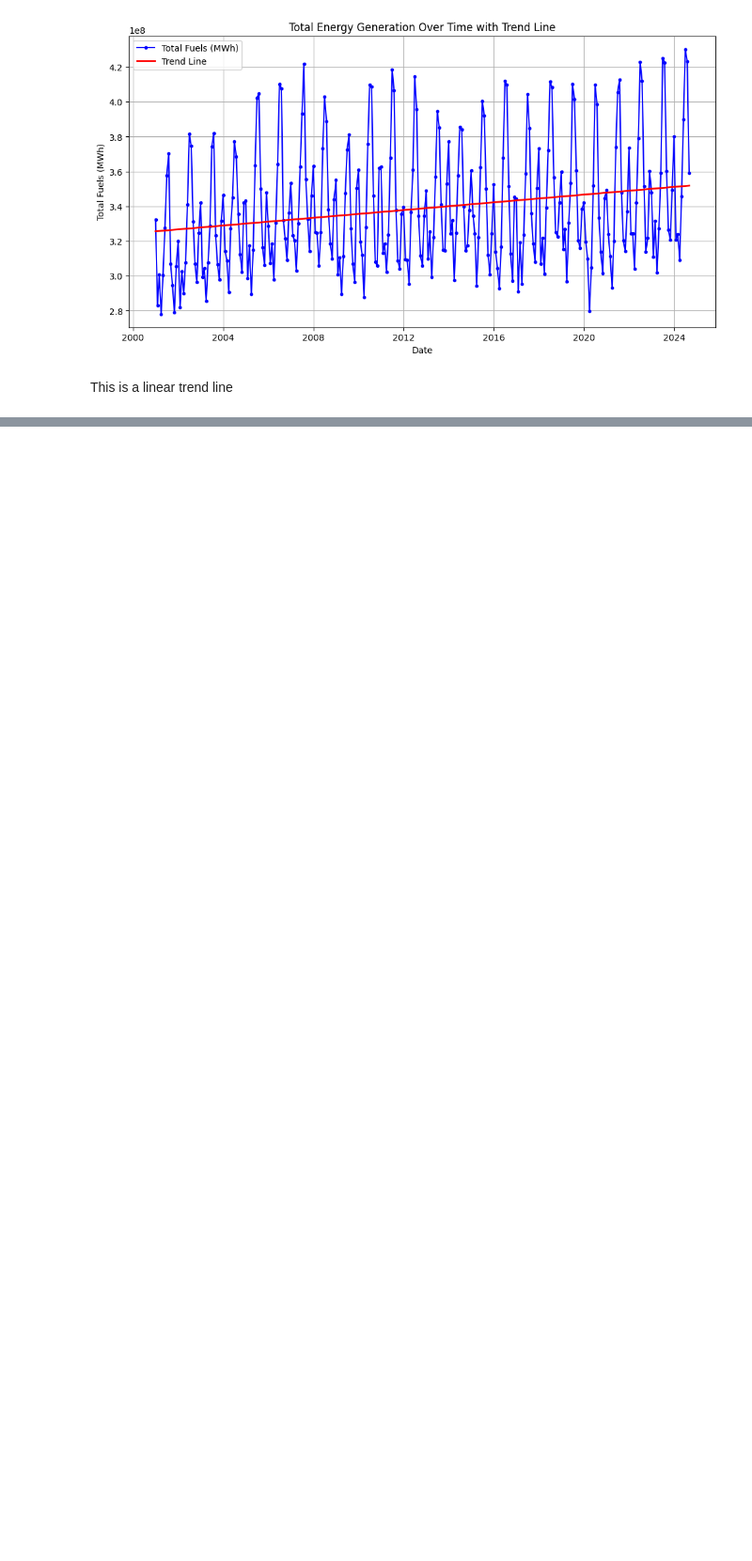
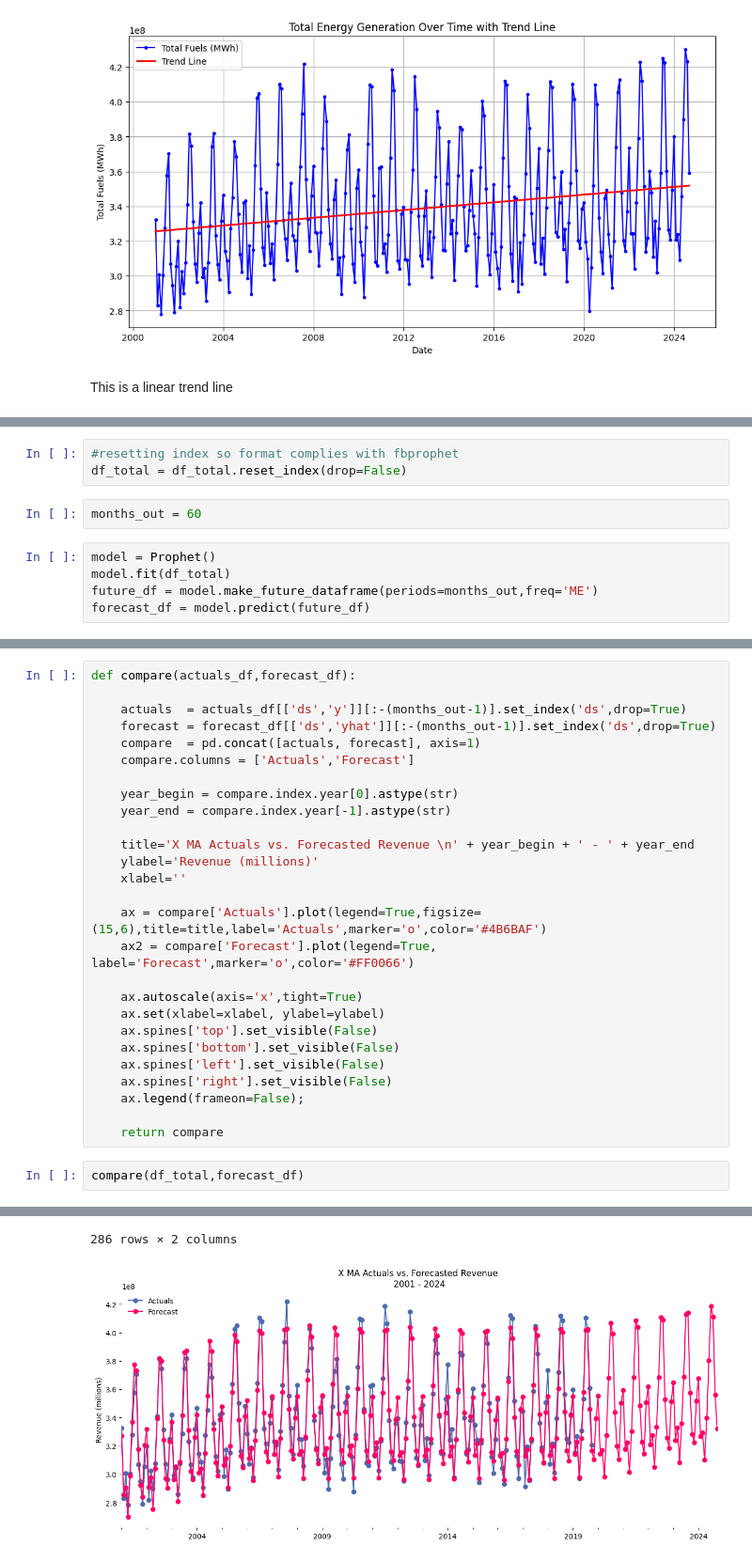
Before and after one commit to XavJones06/cx_mentorship, a Jupyter notebook: CX_Mentorship_Code.ipynb, the cells around one changed output, grey strips where cells are left out. Shown: that part at 94% size. Drawn from its saved outputs; the diff is of its cells as text; blank space fills up the shorter version.

Commit message:
prelim forecast

```diff
--- a/CX_Mentorship_Code.ipynb
+++ b/CX_Mentorship_Code.ipynb
@@ -123,0 +145,10 @@ This is a linear trend line
+# %%
+#resetting index so format complies with fbprophet
+df_total = df_total.reset_index(drop=False)
+# %%
+months_out = 60
+# %%
+model = Prophet()
+model.fit(df_total)
+future_df = model.make_future_dataframe(periods=months_out,freq='ME')
+forecast_df = model.predict(future_df)
@@ -123,0 +158,30 @@ This is a linear trend line
+# %%
+def compare(actuals_df,forecast_df):
+
+    actuals  = actuals_df[['ds','y']][:-(months_out-1)].set_index('ds',drop=True)
+    forecast = forecast_df[['ds','yhat']][:-(months_out-1)].set_index('ds',drop=True)
+    compare  = pd.concat([actuals, forecast], axis=1)
+    compare.columns = ['Actuals','Forecast']
+
+    year_begin = compare.index.year[0].astype(str)
+    year_end = compare.index.year[-1].astype(str)
+
+    title='X MA Actuals vs. Forecasted Revenue \n' + year_begin + ' - ' + year_end
+    ylabel='Revenue (millions)'
+    xlabel=''
+
+    ax = compare['Actuals'].plot(legend=True,figsize=(15,6),title=title,label='Actuals',marker='o',color='#4B6BAF')
+    ax2 = compare['Forecast'].plot(legend=True, label='Forecast',marker='o',color='#FF0066')
+
+    ax.autoscale(axis='x',tight=True)
+    ax.set(xlabel=xlabel, ylabel=ylabel)
+    ax.spines['top'].set_visible(False)
+    ax.spines['bottom'].set_visible(False)
+    ax.spines['left'].set_visible(False)
+    ax.spines['right'].set_visible(False)
+    ax.legend(frameon=False);
+
+    return compare
+# %%
+compare(df_total,forecast_df)
+# %% [output]
@@ -123,0 +201,2 @@ This is a linear trend line
+286 rows × 2 columns
+[figure, added]
```
Also changed, not shown: parts of 10 cells of this notebook, 1 other file.
